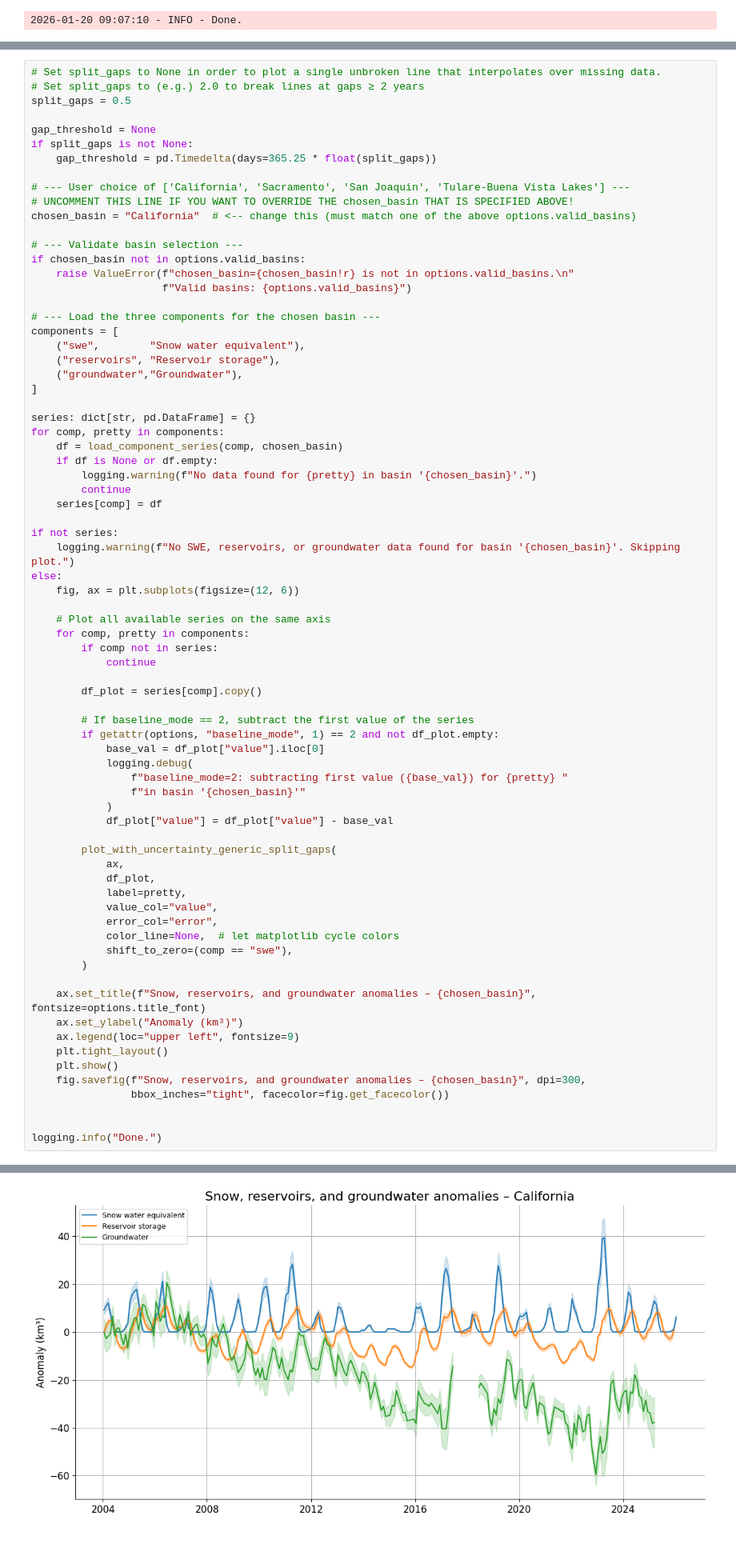
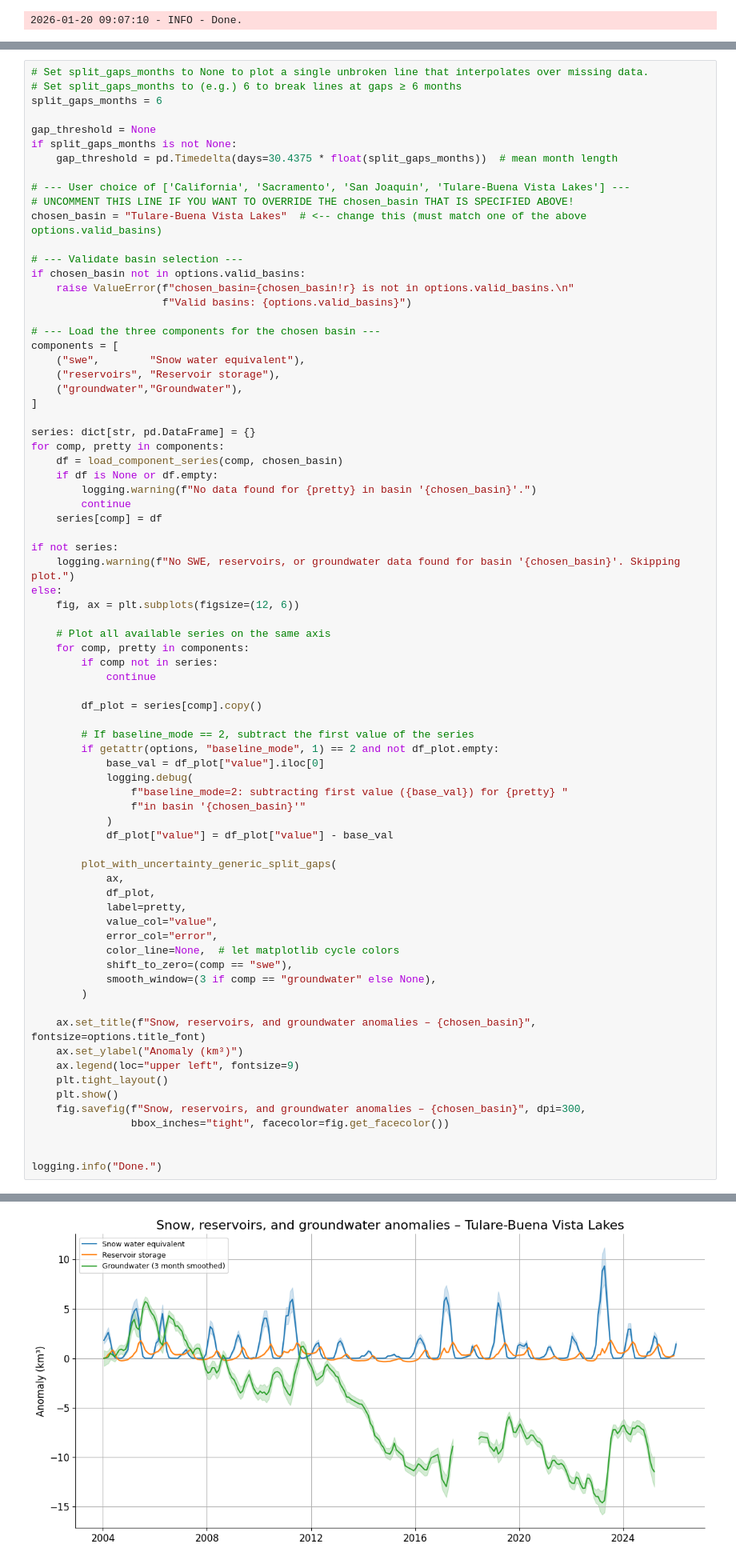
Before and after one commit to NASA-GRACE/GRACE-California-Groundwater, a Jupyter notebook: compute_groundwater_notebook.ipynb, the cells around one changed output, grey strips where cells are left out. Shown at 80% size. Saved outputs shown, nothing was run; the diff lists cells and outputs as text.

Commit message:
Jupyter notebook now smooths groundwater timeseries in plots and re-applies baseline type 2 after smoothing so the first point starts at zero.

```diff
--- a/compute_groundwater_notebook.ipynb
+++ b/compute_groundwater_notebook.ipynb
@@ -1506,17 +1536,17 @@ logging.info("Done.")
 # %% [markdown]
 ## Plot snow water equivalent, reservoir storage, and groundwater for one basin all on the same axis.
 # %%
-# Set split_gaps to None in order to plot a single unbroken line that interpolates over missing data.
-# Set split_gaps to (e.g.) 2.0 to break lines at gaps ≥ 2 years
-split_gaps = 0.5
+# Set split_gaps_months to None to plot a single unbroken line that interpolates over missing data.
+# Set split_gaps_months to (e.g.) 6 to break lines at gaps ≥ 6 months
+split_gaps_months = 6
 
 gap_threshold = None
-if split_gaps is not None:
-    gap_threshold = pd.Timedelta(days=365.25 * float(split_gaps))
+if split_gaps_months is not None:
+    gap_threshold = pd.Timedelta(days=30.4375 * float(split_gaps_months))  # mean month length
 
 # --- User choice of ['California', 'Sacramento', 'San Joaquin', 'Tulare-Buena Vista Lakes'] ---
 # UNCOMMENT THIS LINE IF YOU WANT TO OVERRIDE THE chosen_basin THAT IS SPECIFIED ABOVE!
-chosen_basin = "California"  # <-- change this (must match one of the above options.valid_basins)
+chosen_basin = "Tulare-Buena Vista Lakes"  # <-- change this (must match one of the above options.valid_basins)
 
 # --- Validate basin selection ---
 if chosen_basin not in options.valid_basins:
@@ -1567,6 +1597,7 @@ else:
             error_col="error",
             color_line=None,  # let matplotlib cycle colors
             shift_to_zero=(comp == "swe"),
+            smooth_window=(3 if comp == "groundwater" else None),
         )
 
     ax.set_title(f"Snow, reservoirs, and groundwater anomalies – {chosen_basin}", fontsize=options.title_font)
@@ -1589 +1620 @@ logging.info("Done.")
-[figure, old version]
+[figure, new version]
```
Also changed, not shown: parts of 2 cells of this notebook.
